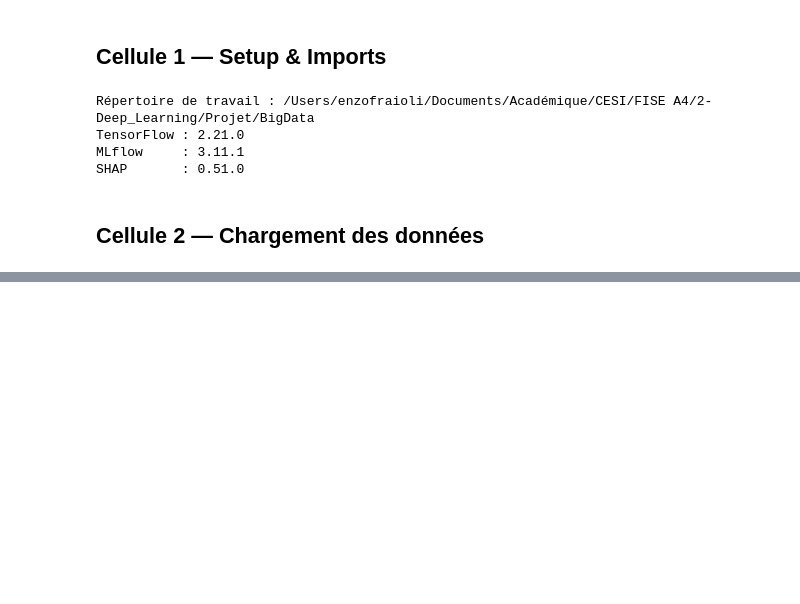
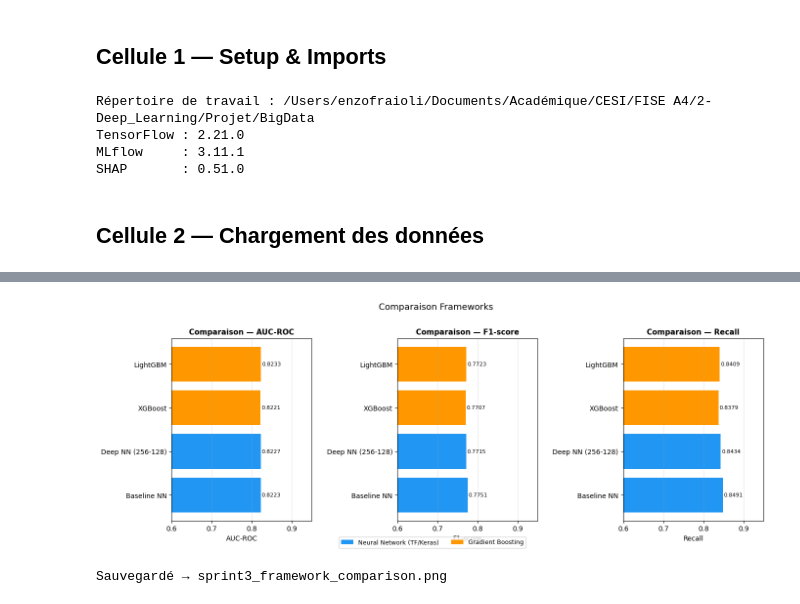
Before and after one commit to Cromano57/BigData, a Jupyter notebook: Notebooks/sprint3_opti.ipynb, the cells around one changed output, grey strips where cells are left out. Saved outputs shown, nothing was run; the diff lists cells and outputs as text; code cells hidden in the pictures; blank space fills up the shorter version.

```diff
--- a/Notebooks/sprint3_opti.ipynb
+++ b/Notebooks/sprint3_opti.ipynb
@@ -731,0 +413,27 @@ Rapport complet : `Reports/sprint3_report.md`
+# %%
+# ── Visualisation comparaison frameworks ─────────────────────────────
+fig, axes = plt.subplots(1, 3, figsize=(14, 5))
+colors = ["#2196F3", "#2196F3", "#FF9800", "#FF9800"]
+
+for ax, metric in zip(axes, ["AUC-ROC", "F1-score", "Recall"]):
+    bars = ax.barh(df_fw["Modèle"], df_fw[metric], color=colors)
+    ax.set_xlabel(metric); ax.set_xlim(0.6, 0.95)
+    ax.set_title(f"Comparaison — {metric}", fontsize=11, fontweight="bold")
+    for bar, val in zip(bars, df_fw[metric]):
+        ax.text(val + 0.002, bar.get_y() + bar.get_height()/2,
+                f"{val:.4f}", va="center", fontsize=8)
+    ax.grid(axis="x", alpha=0.3)
+
+from matplotlib.patches import Patch
+fig.legend(handles=[Patch(facecolor="#2196F3", label="Neural Network (TF/Keras)"),
+                    Patch(facecolor="#FF9800", label="Gradient Boosting")],
+           loc="lower center", ncol=2, fontsize=9)
+plt.suptitle("Comparaison Frameworks", fontsize=13, y=1.01)
+plt.tight_layout()
+out = REPORT_DIR / "sprint3_framework_comparison.png"
+plt.savefig(out, dpi=150, bbox_inches="tight")
+plt.show()
+print(f"Sauvegardé → {out.name}")
+# %% [output]
+[figure, added]
+Sauvegardé → sprint3_framework_comparison.png
```
Also changed, not shown: parts of 58 cells of this notebook.
